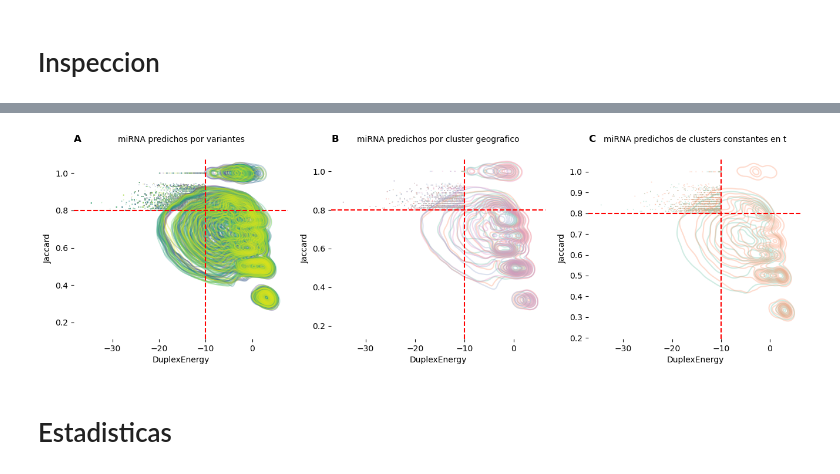
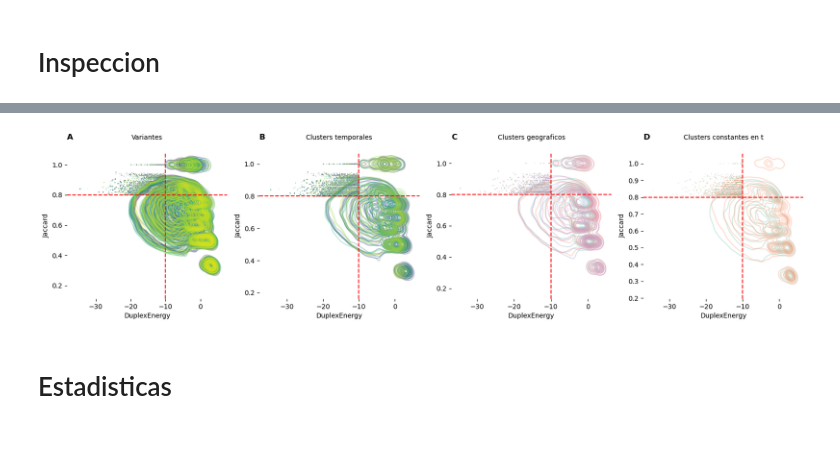
Before and after one commit to FerAmbriz/SelectionPatternsSARSCoV2, a Jupyter notebook: scr/12_filter_miRNA.ipynb, the cells around one changed output, grey strips where cells are left out. Saved outputs shown, nothing was run; the diff lists cells and outputs as text; code cells hidden in the pictures; blank space fills up the shorter version.

```diff
--- a/scr/12_filter_miRNA.ipynb
+++ b/scr/12_filter_miRNA.ipynb
@@ -194,6 +231,6 @@ dfsp = pd.read_csv('../../Data/Estratos/miRNA_predict/miRNA_conserved_Spectrum_S
 # %%
-fig = plt.figure(figsize=(16, 4))
-gs = gridspec.GridSpec(1, 3)
+fig = plt.figure(figsize=(20, 4))
+gs = gridspec.GridSpec(1, 4)
 
 markers = {"5'UTR": 'o', "3'UTR": 'X'}
 
@@ -213,11 +250,30 @@ plt.axhline(y=0.8, color='r', linestyle='--')
 #plt.legend(ncol=2, bbox_to_anchor=(1.05, 1), loc='upper left')
 
 plt.title("A", fontweight="bold", loc = 'left')
-ax1.set_title('miRNA predichos por variantes', fontsize=10, pad=20)
+ax1.set_title('Variantes', fontsize=10, pad=20)
+
+
+ax4 = fig.add_subplot(gs[0, 1])
+sns.kdeplot(data=dft, x = 'DuplexEnergy', y = 'Jaccard', hue = 'Variant',
+                    markers=markers, style = 'Region', alpha = 0.3, ax=ax4, legend = False, palette = 'viridis')
+sns.scatterplot(data=dfv[(dfv['DuplexEnergy']<=-10) & (dfv['Jaccard'] >=0.8)], x = 'DuplexEnergy', y = 'Jaccard', hue = 'Variant',
+                markers=markers, style = 'Region', alpha = 0.3, ax=ax4, legend = False, palette = 'viridis', s = 2)
+
+
+plt.axvline(x=-10, color='r', linestyle='--')
+plt.axhline(y=0.8, color='r', linestyle='--')
+
+
+#plt.legend(bbox_to_anchor=(1.05, 1), loc='upper left')
+#plt.legend(ncol=2, bbox_to_anchor=(1.05, 1), loc='upper left')
+
+plt.title("B", fontweight="bold", loc = 'left')
+ax4.set_title('Clusters temporales', fontsize=10, pad=20)
 
 
 
-ax2 = fig.add_subplot(gs[0, 1])
+
+ax2 = fig.add_subplot(gs[0, 2])
 sns.kdeplot(data=dfsp, x = 'DuplexEnergy', y = 'Jaccard', hue = 'Variant',
                     markers=markers, style = 'Region', alpha = 0.3, ax=ax2, legend = False, palette = 'Set2')
 sns.scatterplot(data=dfsp[(dfsp['DuplexEnergy']<=-10) & (dfsp['Jaccard'] >=0.8)], x = 'DuplexEnergy', y = 'Jaccard', hue = 'Variant',
@@ -227,39 +283,39 @@ sns.scatterplot(data=dfsp[(dfsp['DuplexEnergy']<=-10) & (dfsp['Jaccard'] >=0.8)]
 plt.axvline(x=-10, color='r', linestyle='--')
 plt.axhline(y=0.8, color='r', linestyle='--')
 
 
 #plt.legend(bbox_to_anchor=(1.05, 1), loc='upper left')
 #plt.legend(ncol=2, bbox_to_anchor=(1.05, 1), loc='upper left')
 
-plt.title("B", fontweight="bold", loc = 'left')
-ax2.set_title('miRNA predichos por cluster geografico', fontsize=10, pad=20)
+plt.title("C", fontweight="bold", loc = 'left')
+ax2.set_title('Clusters geograficos', fontsize=10, pad=20)
 
 
 
 
-ax3 = fig.add_subplot(gs[0, 2])
+ax3 = fig.add_subplot(gs[0, 3])
 sns.kdeplot(data=dfgt, x = 'DuplexEnergy', y = 'Jaccard', hue = 'Variant',
                     markers=markers, style = 'Region', alpha = 0.3, ax=ax3, legend = False, palette = 'Set2')
 sns.scatterplot(data=dfgt[(dfgt['DuplexEnergy']<=-10) & (dfgt['Jaccard'] >=0.8)], x = 'DuplexEnergy', y = 'Jaccard', hue = 'Variant',
                 markers=markers, style = 'Region', alpha = 0.3, ax=ax3, legend = False, palette = 'Set2', s = 2)
 
 
 plt.axvline(x=-10, color='r', linestyle='--')
 plt.axhline(y=0.8, color='r', linestyle='--')
 
 
 #plt.legend(bbox_to_anchor=(1.05, 1), loc='upper left')
 #plt.legend(ncol=2, bbox_to_anchor=(1.05, 1), loc='upper left')
 
-plt.title("C", fontweight="bold", loc = 'left')
-ax3.set_title('miRNA predichos de clusters constantes en t', fontsize=10, pad=20)
+plt.title("D", fontweight="bold", loc = 'left')
+ax3.set_title('Clusters constantes en t', fontsize=10, pad=20)
 
 
 #delete box
 sns.despine(left=True, bottom=True)
 plt.savefig('../../Plots/miRNAPredichos.pdf')
 # %% [output]
-[figure, old version]
+[figure, new version]
 # %% [markdown]
 # Estadisticas
 # %%
```
Also changed, not shown: parts of 2 cells of this notebook, 3 other files.
